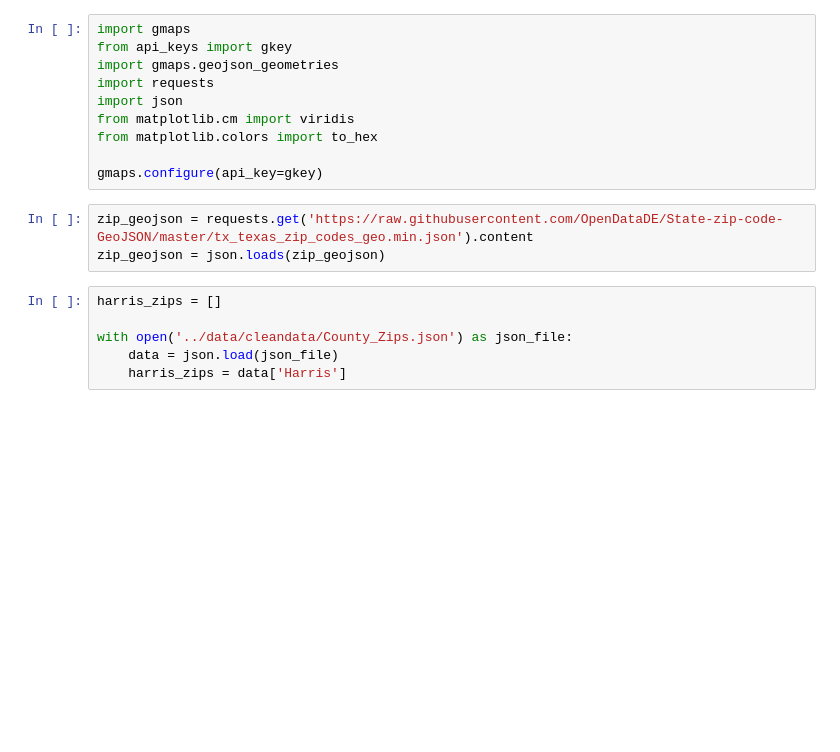
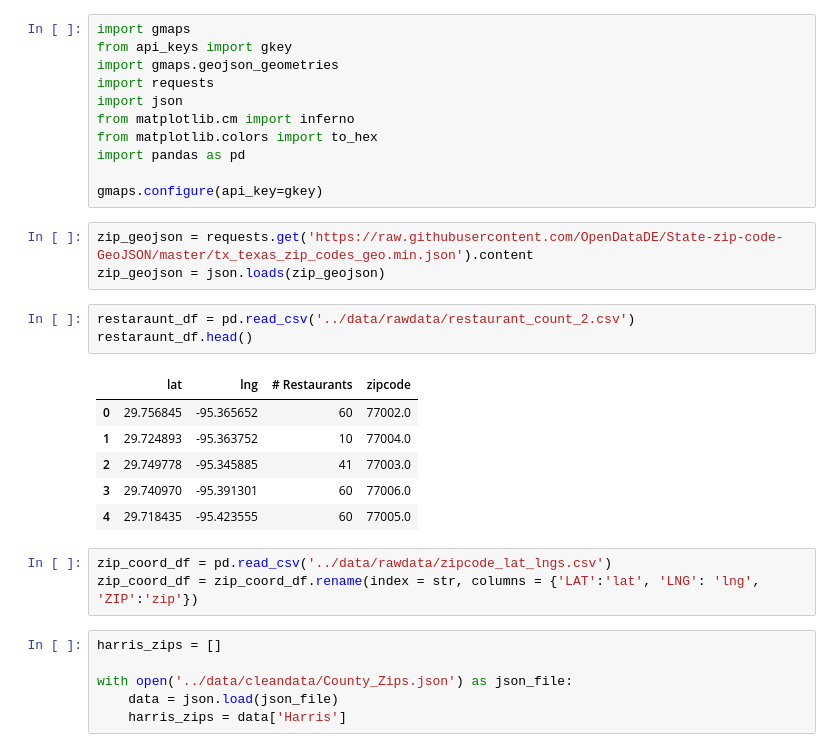
Before and after one commit to Axemen/Houston_Housing, a Jupyter notebook: notebooks/map_testing.ipynb, the cells around one changed output. Cells and saved outputs as stored; diff of their text form; blank space fills up the shorter version.

```diff
--- a/notebooks/map_testing.ipynb
+++ b/notebooks/map_testing.ipynb
@@ -4,13 +4,27 @@ from api_keys import gkey
 import gmaps.geojson_geometries
 import requests
 import json
-from matplotlib.cm import viridis
+from matplotlib.cm import inferno
 from matplotlib.colors import to_hex
+import pandas as pd
 
 gmaps.configure(api_key=gkey)
 # %%
 zip_geojson = requests.get('https://raw.githubusercontent.com/OpenDataDE/State-zip-code-GeoJSON/master/tx_texas_zip_codes_geo.min.json').content
 zip_geojson = json.loads(zip_geojson)
+# %%
+restaraunt_df = pd.read_csv('../data/rawdata/restaurant_count_2.csv')
+restaraunt_df.head()
+# %% [output]
+|  | lat | lng | # Restaurants | zipcode |
+| 0 | 29.756845 | -95.365652 | 60 | 77002.0 |
+| 1 | 29.724893 | -95.363752 | 10 | 77004.0 |
+| 2 | 29.749778 | -95.345885 | 41 | 77003.0 |
+| 3 | 29.740970 | -95.391301 | 60 | 77006.0 |
+| 4 | 29.718435 | -95.423555 | 60 | 77005.0 |
+# %%
+zip_coord_df = pd.read_csv('../data/rawdata/zipcode_lat_lngs.csv')
+zip_coord_df = zip_coord_df.rename(index = str, columns = {'LAT':'lat', 'LNG': 'lng', 'ZIP':'zip'})
 # %%
 harris_zips = []
 
```
Also changed, not shown: parts of 4 cells of this notebook, 3 other files.
